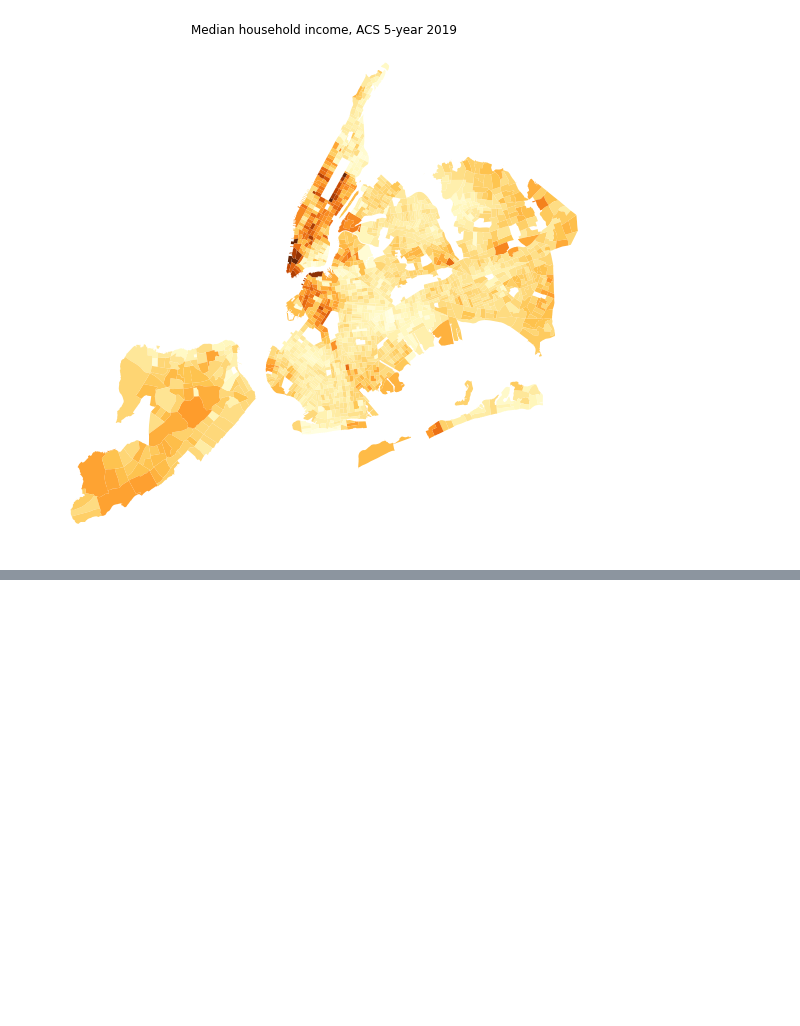
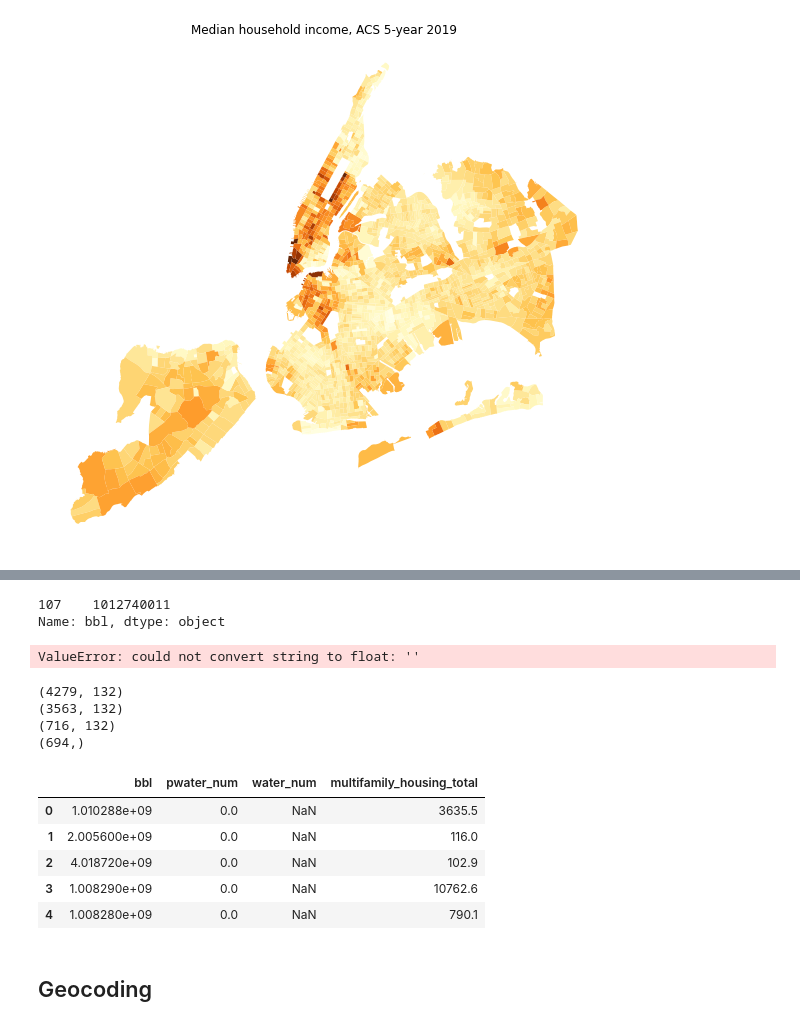
Before and after one commit to jennahgosciak/nyc_fire_risk, a Jupyter notebook: 00_data_processing.ipynb, the cells around one changed output, grey strips where cells are left out. Cells and saved outputs as stored; diff of their text form; code cells hidden in the pictures; blank space fills up the shorter version.

```diff
--- a/00_data_processing.ipynb
+++ b/00_data_processing.ipynb
@@ -265,0 +415,45 @@ ax.axis('off')
+# %%
+df_ewlong.loc[(df_ewlong["bbl"].map(len) != 10) | \
+                (df_ewlong["bbl"] == "Code9Code9") | \
+                (df_ewlong["bbl"] == "Not Available") | \
+                (df_ewlong["bbl"] == "XXXXXXXXXX"), "bbl"] = ""
+print(df_ewlong.loc[df_ewlong.index == 107, "bbl"])
+
+df_ewlong["bbl"]= df_ewlong["bbl"].astype(float).astype(str).str.replace(".0", "", regex = False)
+# %% [output]
+107    1012740011
+Name: bbl, dtype: object
+ValueError: could not convert string to float: ''
+# %%
+df_ewlong.loc[:, "bbl"]= pd.to_numeric(df_ewlong.loc[:, "bbl"])
+vac_pluto_ew= pd.merge(vac_pluto, df_ewlong, how = "left", on = "bbl")
+# %%
+print(vac_pluto_ew.shape)
+print(vac_pluto_ew.loc[vac_pluto_ew["property_id"].notna(), :].shape)
+print(vac_pluto_ew.loc[vac_pluto_ew["property_id"].isna(), :].shape)
+print(vac_pluto_ew.loc[(vac_pluto_ew["property_id"].isna()) & \
+                       (vac_pluto_ew["BldgArea"] < 25000), "BldgArea"].shape)
+# %% [output]
+(4279, 132)
+(3563, 132)
+(716, 132)
+(694,)
+# %%
+df_ewlong.loc[(df_ewlong["multifamily_housing_total"] == "0") | \
+              (df_ewlong["multifamily_housing_total"] == "Not Available"), "multifamily_housing_total"]= ""
+df_ewlong["multifamily_housing_total"]= pd.to_numeric(df_ewlong["multifamily_housing_total"])
+# %%
+df_ewlong["water_num"]= pd.to_numeric(df_ewlong["water_use_all_water_sources"].str.replace("Not Available", ""))
+df_ewlong["pwater_num"]= df_ewlong["water_num"].div(df_ewlong["multifamily_housing_total"].astype(float), \
+                                                       fill_value = 0).fillna(0)
+# %%
+df_ewlong[["bbl","pwater_num", "water_num", "multifamily_housing_total"]].head()
+# %% [output]
+|  | bbl | pwater_num | water_num | multifamily_housing_total |
+| 0 | 1.010288e+09 | 0.0 | NaN | 3635.5 |
+| 1 | 2.005600e+09 | 0.0 | NaN | 116.0 |
+| 2 | 4.018720e+09 | 0.0 | NaN | 102.9 |
+| 3 | 1.008290e+09 | 0.0 | NaN | 10762.6 |
+| 4 | 1.008280e+09 | 0.0 | NaN | 790.1 |
+# %% [markdown]
+## Geocoding
```
Also changed, not shown: parts of 16 cells of this notebook, 1 other file.
